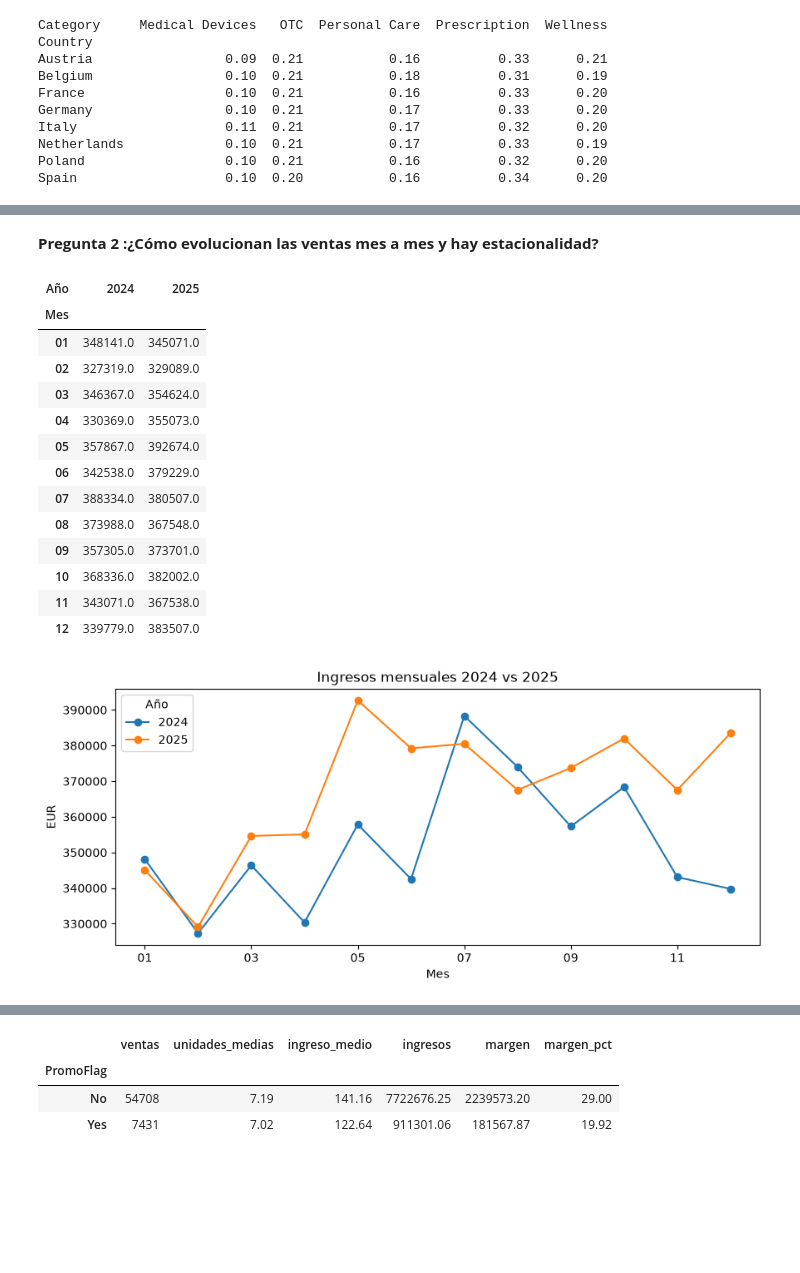
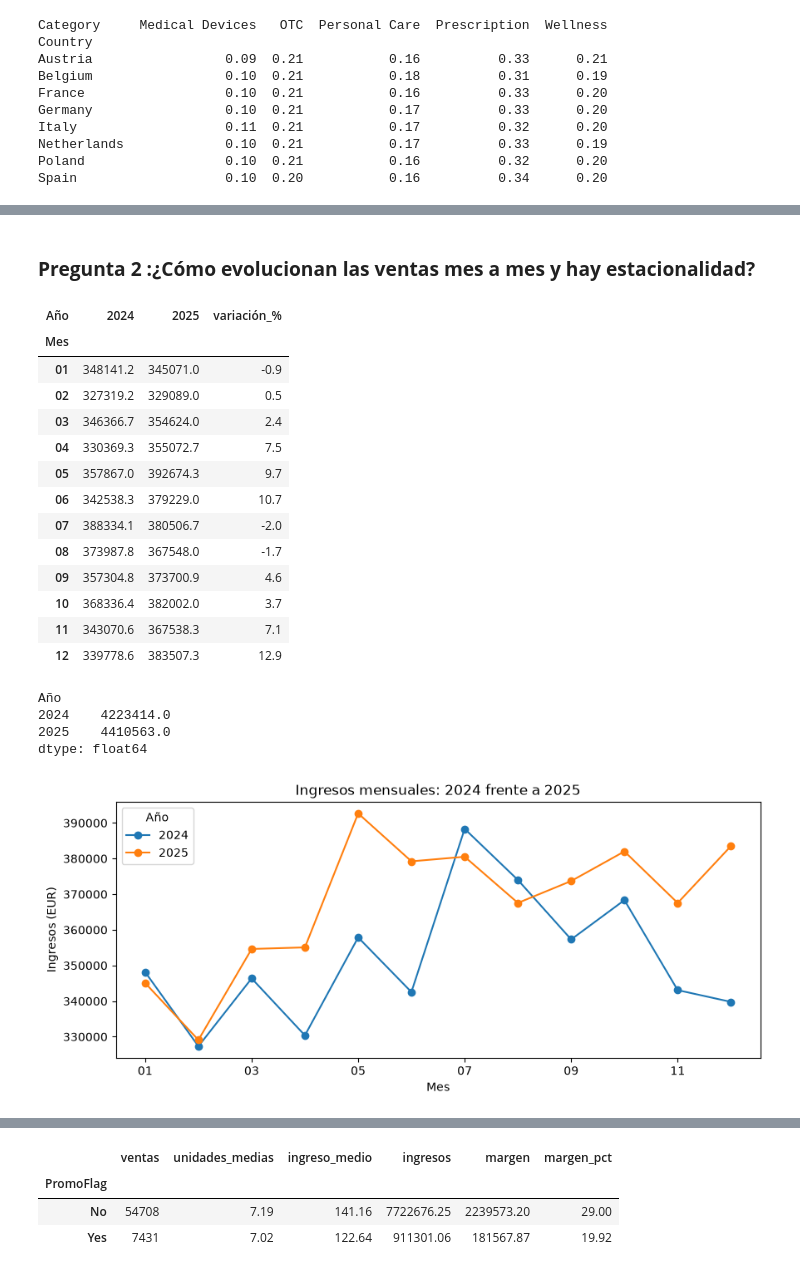
Before and after one commit to ai-somorrostro/pharmacy-sales-bigdata, a Jupyter notebook: notebook/01_exploracion.ipynb, the cells around one changed output, grey strips where cells are left out. Saved outputs shown, nothing was run; the diff lists cells and outputs as text; code cells hidden in the pictures; blank space fills up the shorter version.

```diff
--- a/notebook/01_exploracion.ipynb
+++ b/notebook/01_exploracion.ipynb
@@ -100,0 +74,14 @@ Filas: 220 | Columnas: 11
+# %%
+fact = Datos["FactSales"]
+num = ["UnitsSold", "RevenueEUR", "CostEUR", "MarginEUR"]
+
+display(fact[num].describe().round(2))
+print("Asimetría:\n", fact[num].skew().round(2))
+
+fig, ax = plt.subplots(1, 2, figsize=(11, 3.5))
+fact["UnitsSold"].plot.hist(bins=25, ax=ax[0], title="Unidades por venta")
+fact["RevenueEUR"].plot.hist(bins=50, ax=ax[1], title="Ingreso por venta (€)")
+plt.tight_layout(); plt.show()
+
+# Precios de catálogo
+display(Datos["DimProduct"][["ListPriceEUR", "StandardCostEUR"]].describe().round(2))
@@ -326,31 +346,39 @@ Spain                   0.10  0.20           0.16          0.34      0.20
 # %% [markdown]
-**Pregunta 2 :¿Cómo evolucionan las ventas mes a mes y hay estacionalidad?**
+### **Pregunta 2 :¿Cómo evolucionan las ventas mes a mes y hay estacionalidad?**
 # %%
 p2 = data.groupby("YearMonth")["RevenueEUR"].sum().reset_index()
 p2["Año"] = p2["YearMonth"].str[:4]
 p2["Mes"] = p2["YearMonth"].str[5:7]
 p2_tabla = p2.pivot(index="Mes", columns="Año", values="RevenueEUR")
-p2_tabla.round(0)
+
+p2_tabla["variación_%"] = (p2_tabla["2025"] / p2_tabla["2024"] - 1) * 100
+display(p2_tabla.round(1))
+print(p2_tabla[["2024", "2025"]].sum().round(0))
 # %% [output]
-| Año | 2024 | 2025 |
-| Mes |  |  |
-| 01 | 348141.0 | 345071.0 |
-| 02 | 327319.0 | 329089.0 |
-| 03 | 346367.0 | 354624.0 |
-| 04 | 330369.0 | 355073.0 |
-| 05 | 357867.0 | 392674.0 |
-| 06 | 342538.0 | 379229.0 |
-| 07 | 388334.0 | 380507.0 |
-| 08 | 373988.0 | 367548.0 |
-| 09 | 357305.0 | 373701.0 |
-| 10 | 368336.0 | 382002.0 |
-| 11 | 343071.0 | 367538.0 |
-| 12 | 339779.0 | 383507.0 |
+| Año | 2024 | 2025 | variación_% |
+| Mes |  |  |  |
+| 01 | 348141.2 | 345071.0 | -0.9 |
+| 02 | 327319.2 | 329089.0 | 0.5 |
+| 03 | 346366.7 | 354624.0 | 2.4 |
+| 04 | 330369.3 | 355072.7 | 7.5 |
+| 05 | 357867.0 | 392674.3 | 9.7 |
+| 06 | 342538.3 | 379229.0 | 10.7 |
+| 07 | 388334.1 | 380506.7 | -2.0 |
+| 08 | 373987.8 | 367548.0 | -1.7 |
+| 09 | 357304.8 | 373700.9 | 4.6 |
+| 10 | 368336.4 | 382002.0 | 3.7 |
+| 11 | 343070.6 | 367538.3 | 7.1 |
+| 12 | 339778.6 | 383507.3 | 12.9 |
+Año
+2024    4223414.0
+2025    4410563.0
+dtype: float64
 # %%
-p2_tabla.plot(marker="o", figsize=(10, 4), title="Ingresos mensuales 2024 vs 2025")
-plt.ylabel("EUR")
+p2_tabla[["2024", "2025"]].plot(marker="o", figsize=(10, 4),
+         title="Ingresos mensuales: 2024 frente a 2025")
+plt.ylabel("Ingresos (EUR)")
 plt.xlabel("Mes")
 plt.show()
 # %% [output]
-[figure, old version]
+[figure, new version]
 # %% [markdown]
```
Also changed, not shown: parts of 26 cells of this notebook.
